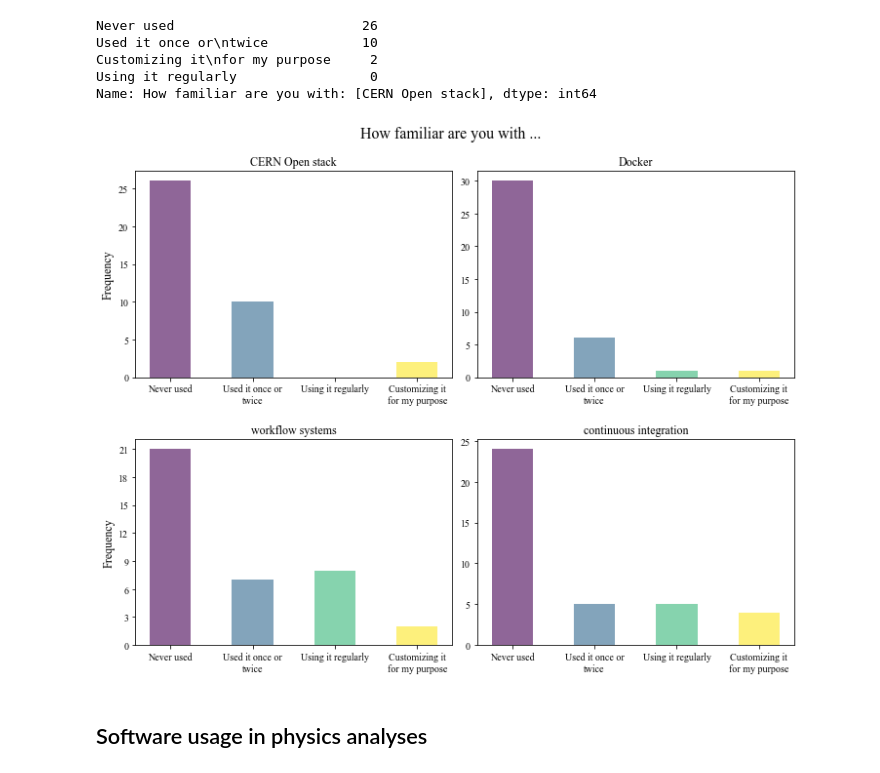
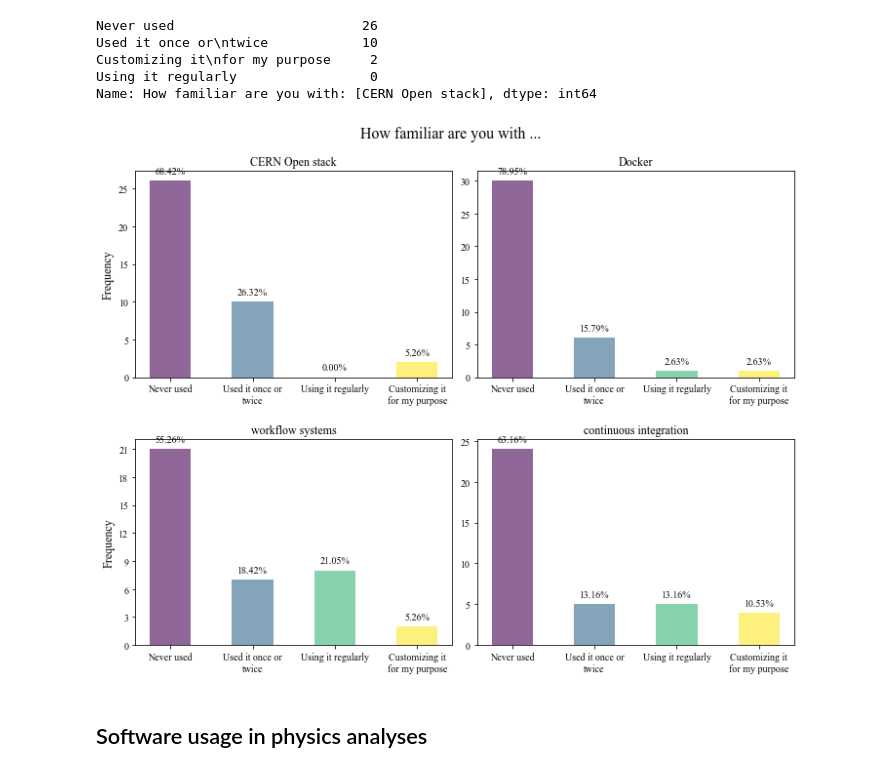
Before and after one commit to atrisovic/thesis-plots, a Jupyter notebook: lhcb-analysis-reproducibity-survey.ipynb, the cells around one changed output. Cells and saved outputs as stored; diff of their text form; code cells hidden in the pictures.

Commit message:
add percentages in bar charts

```diff
--- a/lhcb-analysis-reproducibity-survey.ipynb
+++ b/lhcb-analysis-reproducibity-survey.ipynb
@@ -331,34 +332,53 @@ ax1.set_xticklabels(tuple(nl[3][nl[3].columns[1]]))
 
 # second
 ax2.set_title("Docker")
 ax2.bar(y_pos, tuple(nl[0][nl[0].columns[0]]), bar_width, alpha=opacity, align='center', color=col)
 ax2.set_xticks(y_pos)
 #ax2.set_ylabel('Frequency', fontsize=fontsize)
 ax2.set_xticklabels(tuple(nl[0][nl[0].columns[1]]))
 
 # third
 from matplotlib.ticker import MaxNLocator
 ax3.set_ylabel('Frequency', fontsize=fontsize)
 ax3.set_title("workflow systems")
 ax3.bar(y_pos, tuple(nl[2][nl[2].columns[0]]), bar_width, alpha=opacity, align='center', color=col)
 ax3.set_xticks(y_pos)
 ax3.set_xticklabels(tuple(nl[2][nl[2].columns[1]]))
 ax3.yaxis.set_major_locator(MaxNLocator(integer=True))
 
 # forth
 ax4.set_title("continuous integration")
 #ax4.set_ylabel('Frequency', fontsize=fontsize)
 ax4.bar(y_pos, tuple(nl[1][nl[1].columns[0]]), bar_width, alpha=opacity, align='center', color=col)
 ax4.set_xticks(y_pos)
 ax4.set_xticklabels(tuple(nl[1][nl[1].columns[1]]))
 
+# see percentages above bars
+for p in ax1.patches:
+    proc = p.get_height()*100.0/38.0
+    ax1.annotate("%.2f" % proc+"%", (p.get_x() + p.get_width() / 2., p.get_height()), \
+                 ha='center', va='center', xytext=(0, 10), textcoords='offset points')
+for p in ax2.patches:
+    proc = p.get_height()*100.0/38.0
+    ax2.annotate("%.2f" % proc+"%", (p.get_x() + p.get_width() / 2., p.get_height()), \
+                 ha='center', va='center', xytext=(0, 10), textcoords='offset points')
+for p in ax3.patches:
+    proc = p.get_height()*100.0/38.0
+    ax3.annotate("%.2f" % proc+"%", (p.get_x() + p.get_width() / 2., p.get_height()), \
+                 ha='center', va='center', xytext=(0, 10), textcoords='offset points')
+for p in ax4.patches:
+    proc = p.get_height()*100.0/38.0
+    ax4.annotate("%.2f" % proc+"%", (p.get_x() + p.get_width() / 2., p.get_height()), \
+                 ha='center', va='center', xytext=(0, 10), textcoords='offset points')
+
+
 fig.tight_layout(pad=0.4, w_pad=0.5, h_pad=2.5)
 fig.subplots_adjust(top=0.9)
 plt.show()
 
 fig.savefig('familiar_tool.pdf', dpi=100)
 # %% [output]
-[figure, old version]
+[figure, new version]
 # %% [markdown]
 ## Software usage in physics analyses
 # %%
```
Also changed, not shown: parts of 2 cells of this notebook.
